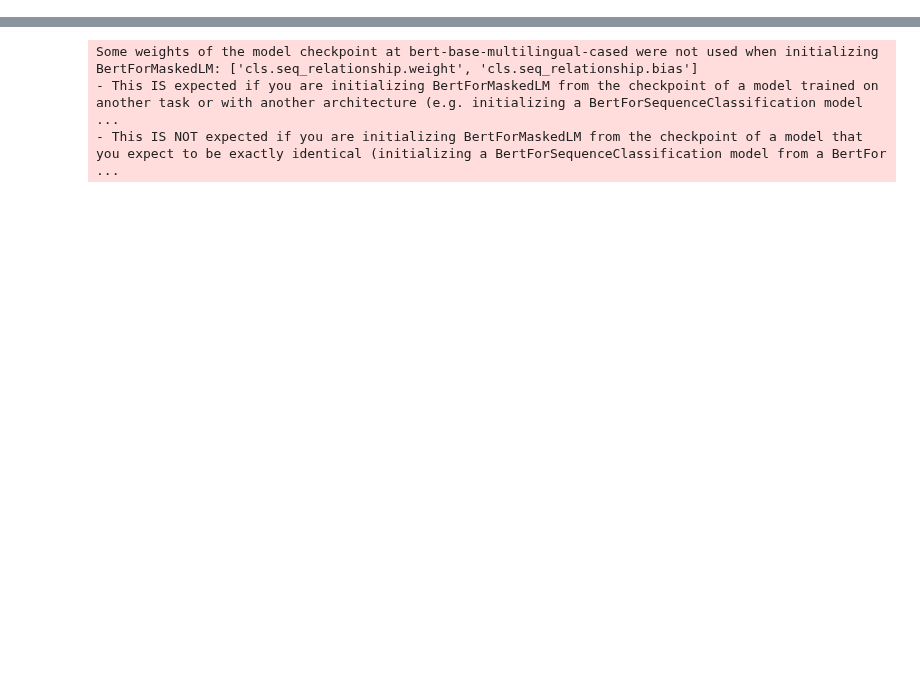
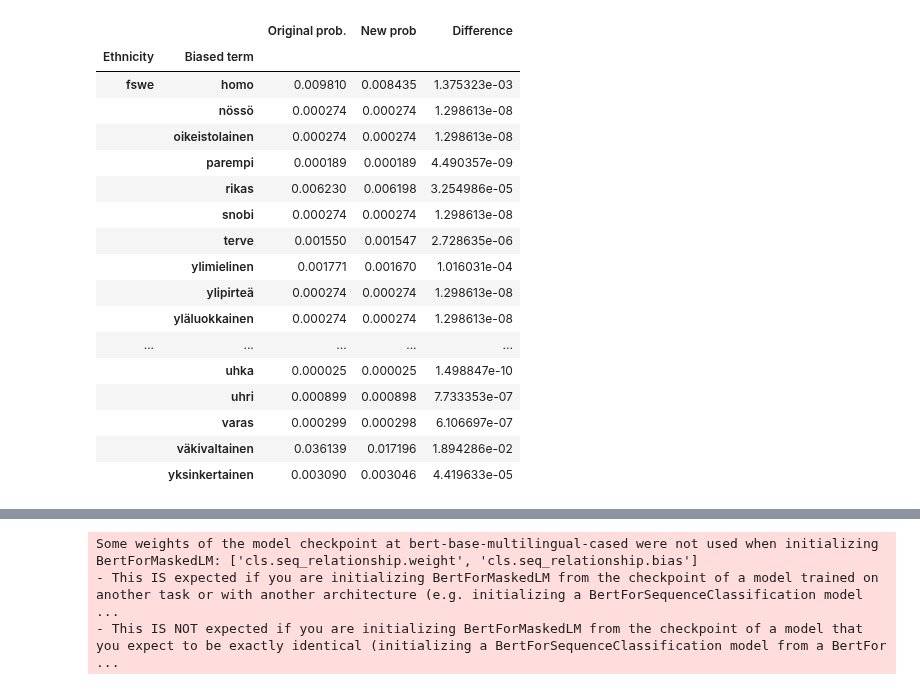
Before and after one commit to hoytnotlit/thesis, a Jupyter notebook: Debiasing.ipynb, the cells around one changed output, grey strips where cells are left out. Saved outputs shown, nothing was run; the diff lists cells and outputs as text; code cells hidden in the pictures; blank space fills up the shorter version.

```diff
--- a/Debiasing.ipynb
+++ b/Debiasing.ipynb
@@ -48,0 +13,2 @@ visualize.get_sdb_df(l_debiased)
+# %%
+s_raw = visualize.get_sdb_df(s_debiased, c.context_t_i)
@@ -48,0 +39,25 @@ visualize.get_sdb_df(l_debiased)
+# %%
+# means on word level
+import pandas
+pandas.set_option('display.max_rows', 250)
+# %%
+s_raw.groupby(['Ethnicity', 'Biased term']).mean()
+# %% [output]
+|  |  | Original prob. | New prob | Difference |
+| Ethnicity | Biased term |  |  |  |
+| fswe | homo | 0.009810 | 0.008435 | 1.375323e-03 |
+|  | nössö | 0.000274 | 0.000274 | 1.298613e-08 |
+|  | oikeistolainen | 0.000274 | 0.000274 | 1.298613e-08 |
+|  | parempi | 0.000189 | 0.000189 | 4.490357e-09 |
+|  | rikas | 0.006230 | 0.006198 | 3.254986e-05 |
+|  | snobi | 0.000274 | 0.000274 | 1.298613e-08 |
+|  | terve | 0.001550 | 0.001547 | 2.728635e-06 |
+|  | ylimielinen | 0.001771 | 0.001670 | 1.016031e-04 |
+|  | ylipirteä | 0.000274 | 0.000274 | 1.298613e-08 |
+|  | yläluokkainen | 0.000274 | 0.000274 | 1.298613e-08 |
+| ... | ... | ... | ... | ... |
+|  | uhka | 0.000025 | 0.000025 | 1.498847e-10 |
+|  | uhri | 0.000899 | 0.000898 | 7.733353e-07 |
+|  | varas | 0.000299 | 0.000298 | 6.106697e-07 |
+|  | väkivaltainen | 0.036139 | 0.017196 | 1.894286e-02 |
+|  | yksinkertainen | 0.003090 | 0.003046 | 4.419633e-05 |
```
Also changed, not shown: parts of 15 cells of this notebook, 1 other file.
